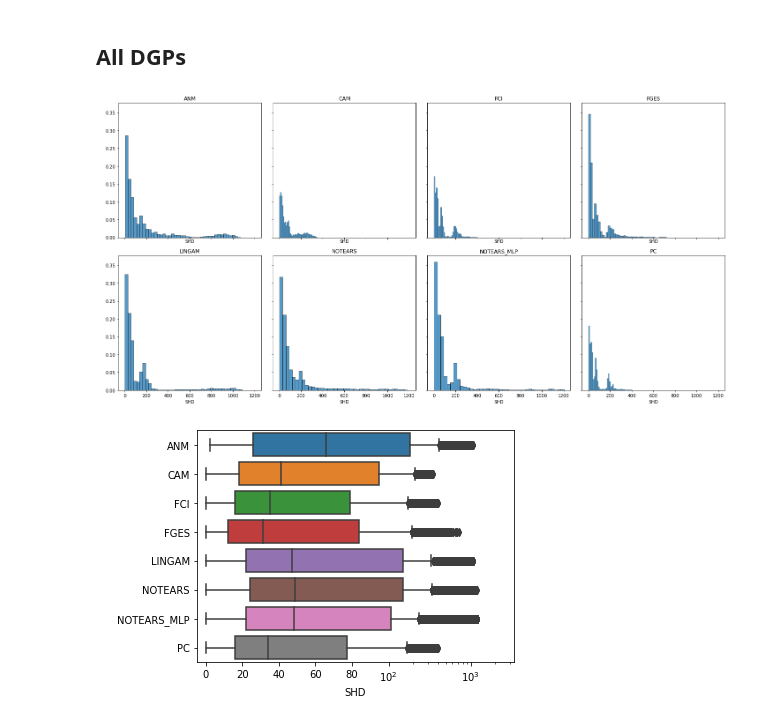
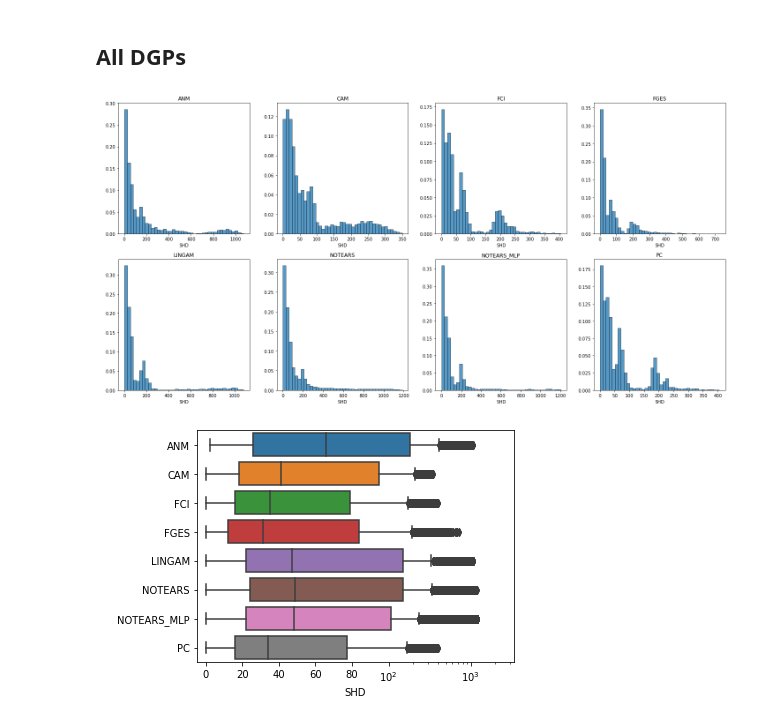
Before and after one commit to misoc-mml/hyperparams-causal-discovery, a Jupyter notebook: hyperparams/hyperparams_dist_norm.ipynb, the cells around one changed output. Saved outputs shown, nothing was run; the diff lists cells and outputs as text; code cells hidden in the pictures.

```diff
--- a/hyperparams/hyperparams_dist_norm.ipynb
+++ b/hyperparams/hyperparams_dist_norm.ipynb
@@ -35,20 +35,20 @@ def update_xaxis():
 # %%
 algs = df['id'].unique()
 algs.sort()
 
-fig, axes = plt.subplots(2, 4, figsize=(20, 10), sharey=True, sharex=True)
+fig, axes = plt.subplots(2, 4, figsize=(20, 10), sharey=False, sharex=False)
 axes = axes.flatten()
 
 for ax, alg in zip(axes, algs):
     ax.set_title(alg)
     ax.set_xlabel(xlabel)
     ax.set_ylabel(' ')
     sns.histplot(df.loc[df['id'] == alg, 'SHD_norm'], ax=ax, stat='probability', bins=40)
 
 plt.tight_layout()
 plt.savefig(f'./plots/dist/norm/dist_all_{flag}.pdf', dpi=1000)
 # %% [output]
-[figure, old version]
+[figure, new version]
 # %%
 sns.boxplot(data=df, x='SHD_norm', y='id', order=algs).set(ylabel=' ', xlabel=xlabel)
 
```
Also changed, not shown: 1 other file.
